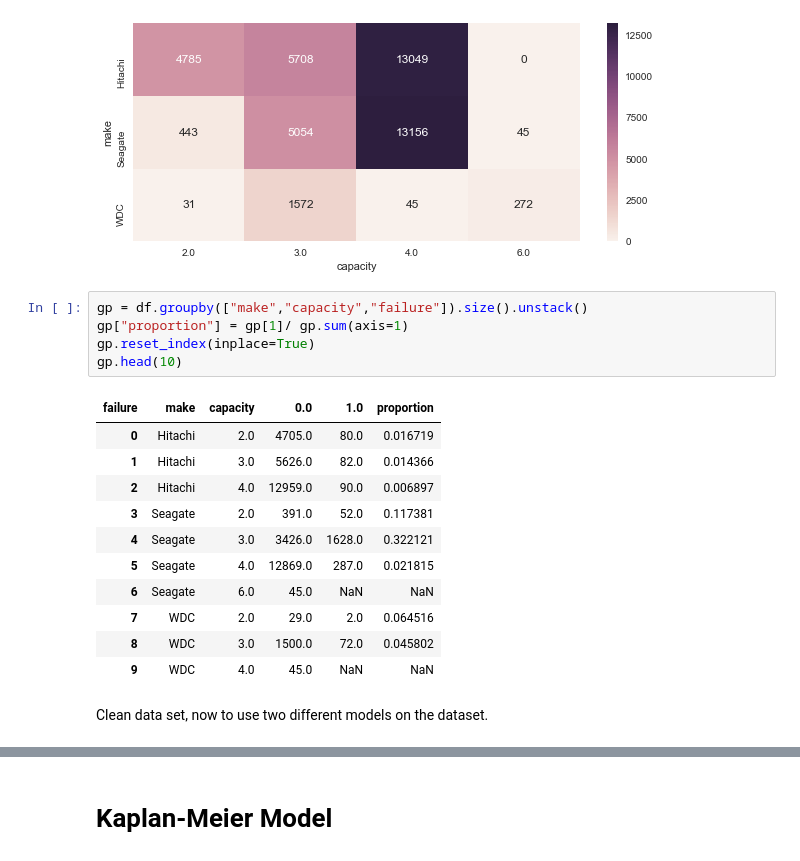
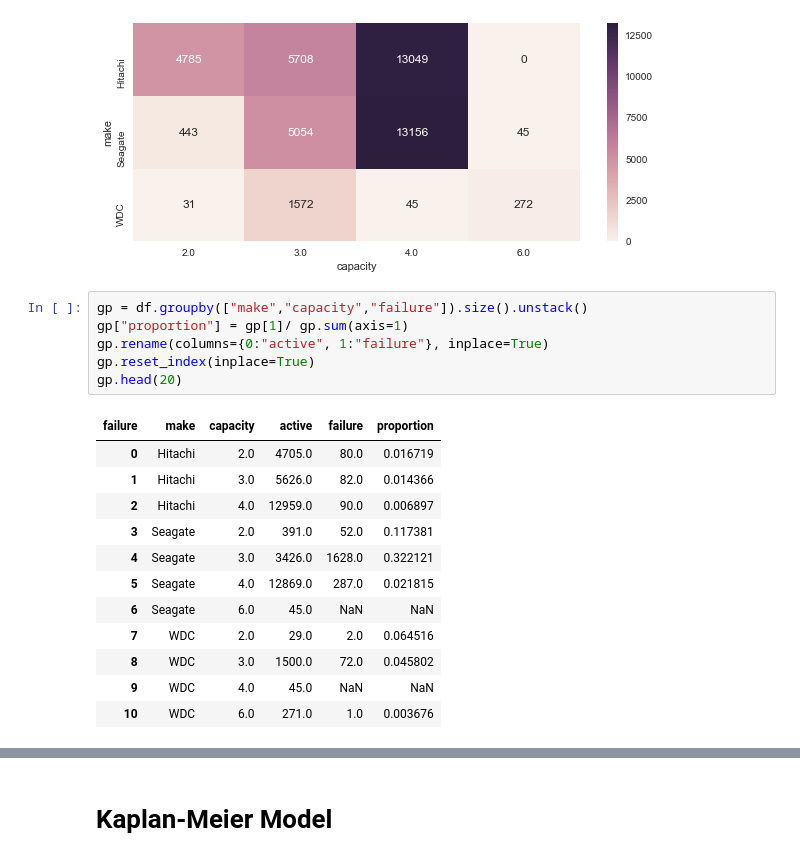
Before and after one commit to AKaszpurenko/ExampleWork, a Jupyter notebook: Hard Drive Failure.ipynb, the cells around one changed output, grey strips where cells are left out. Drawn from its saved outputs; the diff is of its cells as text.

```diff
--- a/Hard Drive Failure.ipynb
+++ b/Hard Drive Failure.ipynb
@@ -201,10 +189,11 @@ sb.heatmap(gp, annot=True, fmt='.0f', ax=axes[0,0])
 # %%
 gp = df.groupby(["make","capacity","failure"]).size().unstack()
 gp["proportion"] = gp[1]/ gp.sum(axis=1)
+gp.rename(columns={0:"active", 1:"failure"}, inplace=True)
 gp.reset_index(inplace=True)
-gp.head(10)
+gp.head(20)
 # %% [output]
-| failure | make | capacity | 0.0 | 1.0 | proportion |
+| failure | make | capacity | active | failure | proportion |
 | 0 | Hitachi | 2.0 | 4705.0 | 80.0 | 0.016719 |
 | 1 | Hitachi | 3.0 | 5626.0 | 82.0 | 0.014366 |
 | 2 | Hitachi | 4.0 | 12959.0 | 90.0 | 0.006897 |
@@ -215,5 +204,4 @@ gp.head(10)
 | 7 | WDC | 2.0 | 29.0 | 2.0 | 0.064516 |
 | 8 | WDC | 3.0 | 1500.0 | 72.0 | 0.045802 |
 | 9 | WDC | 4.0 | 45.0 | NaN | NaN |
+| 10 | WDC | 6.0 | 271.0 | 1.0 | 0.003676 |
-# %% [markdown]
-Clean data set, now to use two different models on the dataset.
```
Also changed, not shown: parts of 22 cells of this notebook.
